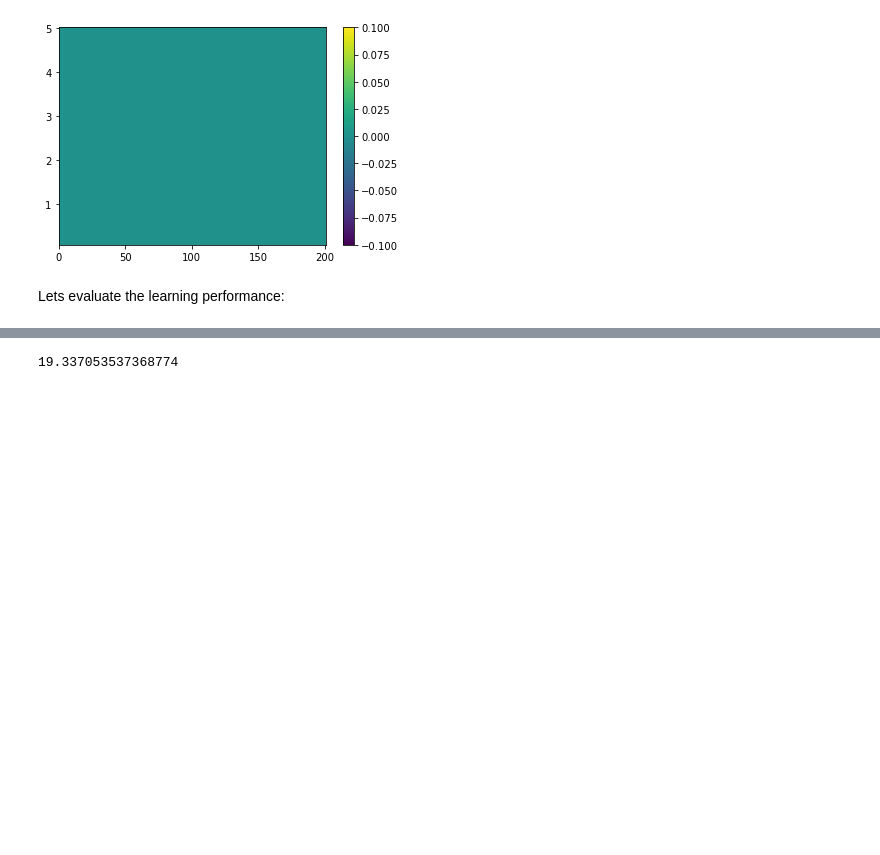
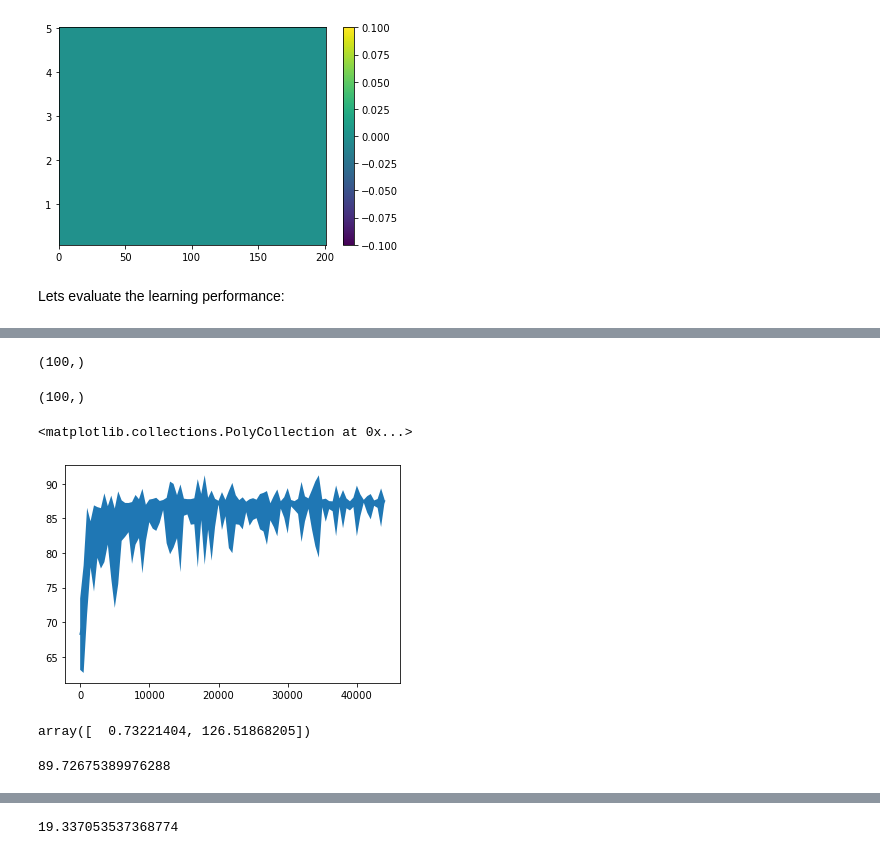
Before and after one commit to majkee15/credit_collections_rl, a Jupyter notebook: learning/notebooks/q_performance_comparison.ipynb, the cells around one changed output, grey strips where cells are left out. Cells and saved outputs as stored; diff of their text form; code cells hidden in the pictures; blank space fills up the shorter version.

```diff
--- a/learning/notebooks/q_performance_comparison.ipynb
+++ b/learning/notebooks/q_performance_comparison.ipynb
@@ -110,7 +125,7 @@ def value_names(ldr, names, accs, n_jobs=20, log_num=0, niter= 5000, w_points =
             results[name] = (calc_agent_parallel(ldr, name, accs, log_num=log_num, niter= niter, w_points = w_points, l_points=l_points, lam_lim=lam_lim, n_jobs=n_jobs))
         else:
             results[name] = (calc_agent(ldr, name, accs, log_num=log_num, niter=niter, w_points = w_points, l_points=l_points, lam_lim=lam_lim, n_jobs=n_jobs))
-        save_obj(results, 'MC_5000_all_evaluated')
+        save_obj(results, 'MC_5000_200params_evaluated')
     return results
 
 def save_obj(obj, name ):
@@ -120,5 +135,8 @@ def save_obj(obj, name ):
 def load_obj(name ):
     with open('obj/' + name + '.pkl', 'rb') as f:
         return pickle.load(f)
+# %%
+AGENTS = os.listdir(os.path.join(ldr.repo, 'models'))
+#AGENTS_200p = [a for a in AGENTS if 'DQN200p' in a]
 # %%
 # AGENTS = ['DQN-0', 'SPLINE-0', 'MONOSPLINE-0']
@@ -131,0 +152,8 @@ len(vals.items())
+# %%
+def process_plot_data_different_size(vals, key: str):
+    data_from_key = dqns = [ l for k,l in vals.items() if k.startswith(key)]
+    avgs = np.zeros((100, len(data_from_key)), dtype='float64')
+    for i, teration in enumerate(data_from_key):
+        d1 = [data[0] for data in data_from_key[i]]
+        avgs[:len(d1), i] = d1
+    return avgs
@@ -131,0 +166,24 @@ len(vals.items())
+# %%
+np.arange(0, 50000, 500).shape
+# %% [output]
+(100,)
+# %%
+x_s = np.arange(0, 50000, 500)#ldr.list_checkpoints('DQN200p-0', 0, returntype='s')
+placeholder = process_plot_data_different_size(vals, 'DQN200p')
+# %%
+np.mean(placeholder, axis=1).shape
+# %% [output]
+(100,)
+# %%
+std_placeholder = np.std(placeholder[:-11], axis=1)
+mean_placeholder = np.mean(placeholder[:-11], axis=1)
+plt.plot(x_s[:-11], mean_placeholder)
+plt.fill_between(x_s[:-11], mean_placeholder-std_placeholder, mean_placeholder+std_placeholder, alpha=)
+# plt.plot(np.mean(placeholder, axis=1))
+# %% [output]
+<matplotlib.collections.PolyCollection at 0x...>
+[figure, added]
+# %%
+np.mean(portfolio, axis=0)
+# %% [output]
+array([  0.73221404, 126.51868205])
@@ -131,0 +263,4 @@ len(vals.items())
+# %%
+v_s
+# %% [output]
+89.72675389976288
```
Also changed, not shown: parts of 26 cells of this notebook, 2 other files.
